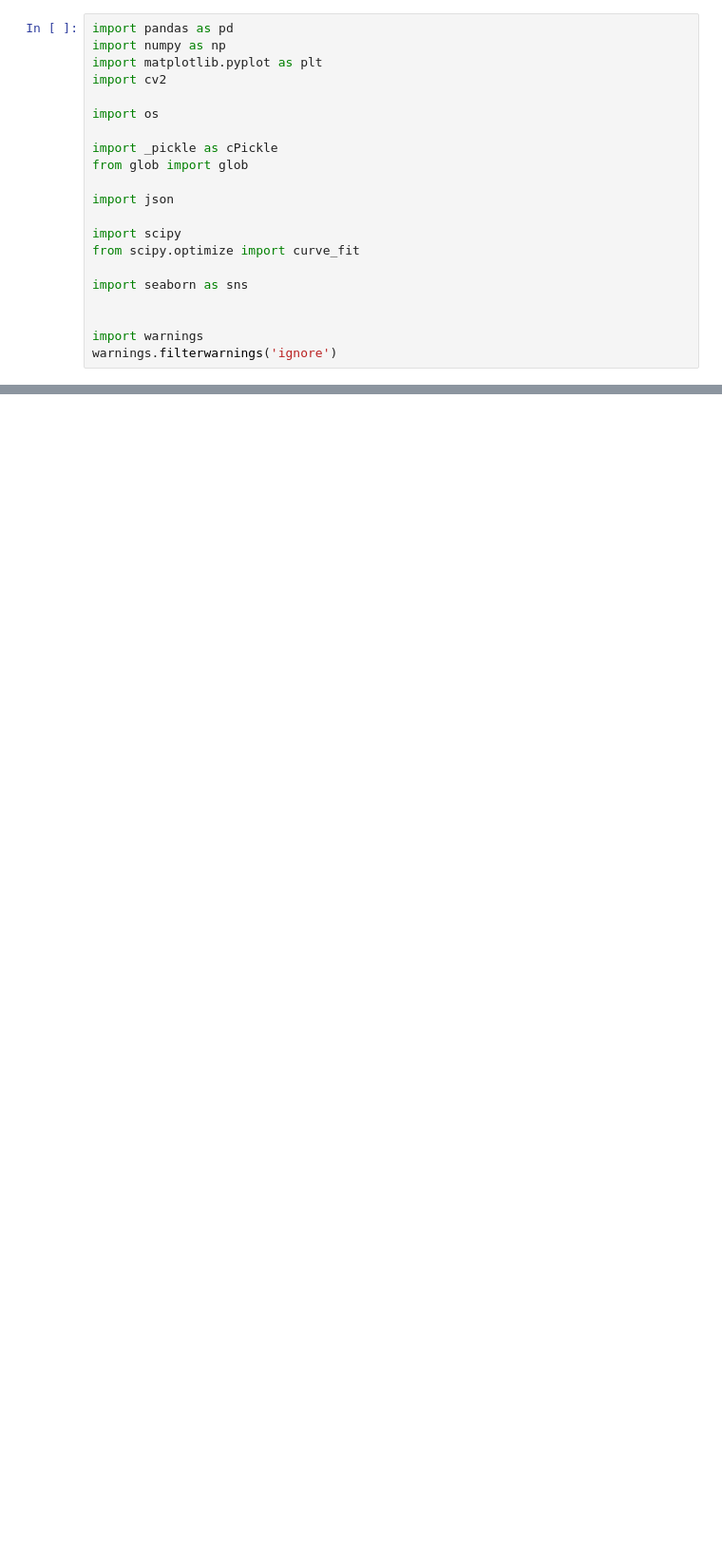
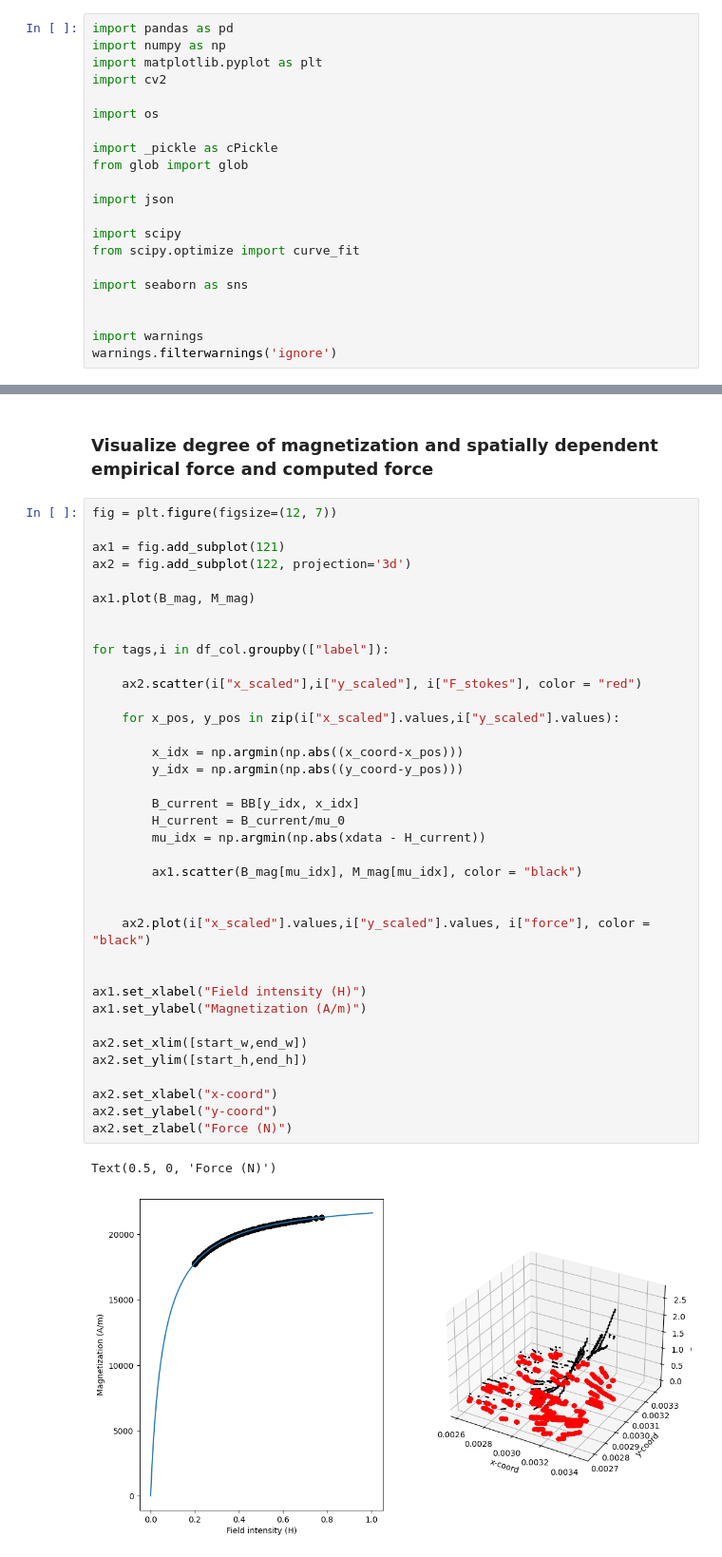
Before and after one commit to ArttuD/MicrorheologyProto, a Jupyter notebook: presentation.ipynb, the cells around one changed output, grey strips where cells are left out. Shown at 95% size. Drawn from its saved outputs; the diff is of its cells as text; blank space fills up the shorter version.

```diff
--- a/presentation.ipynb
+++ b/presentation.ipynb
@@ -503,0 +633,42 @@ ax3.legend(loc = "lower right")
+# %% [markdown]
+### Visualize degree of magnetization and spatially dependent empirical force and computed force
+# %%
+fig = plt.figure(figsize=(12, 7))
+
+ax1 = fig.add_subplot(121)
+ax2 = fig.add_subplot(122, projection='3d')
+
+ax1.plot(B_mag, M_mag)
+
+
+for tags,i in df_col.groupby(["label"]):
+
+    ax2.scatter(i["x_scaled"],i["y_scaled"], i["F_stokes"], color = "red")
+
+    for x_pos, y_pos in zip(i["x_scaled"].values,i["y_scaled"].values):
+
+        x_idx = np.argmin(np.abs((x_coord-x_pos)))
+        y_idx = np.argmin(np.abs((y_coord-y_pos)))
+
+        B_current = BB[y_idx, x_idx]
+        H_current = B_current/mu_0
+        mu_idx = np.argmin(np.abs(xdata - H_current))
+
+        ax1.scatter(B_mag[mu_idx], M_mag[mu_idx], color = "black")
+
+
+    ax2.plot(i["x_scaled"].values,i["y_scaled"].values, i["force"], color = "black")
+
+
+ax1.set_xlabel("Field intensity (H)")
+ax1.set_ylabel("Magnetization (A/m)")
+
+ax2.set_xlim([start_w,end_w])
+ax2.set_ylim([start_h,end_h])
+
+ax2.set_xlabel("x-coord")
+ax2.set_ylabel("y-coord")
+ax2.set_zlabel("Force (N)")
+# %% [output]
+Text(0.5, 0, 'Force (N)')
+[figure, added]
```
Also changed, not shown: parts of 41 cells of this notebook.
